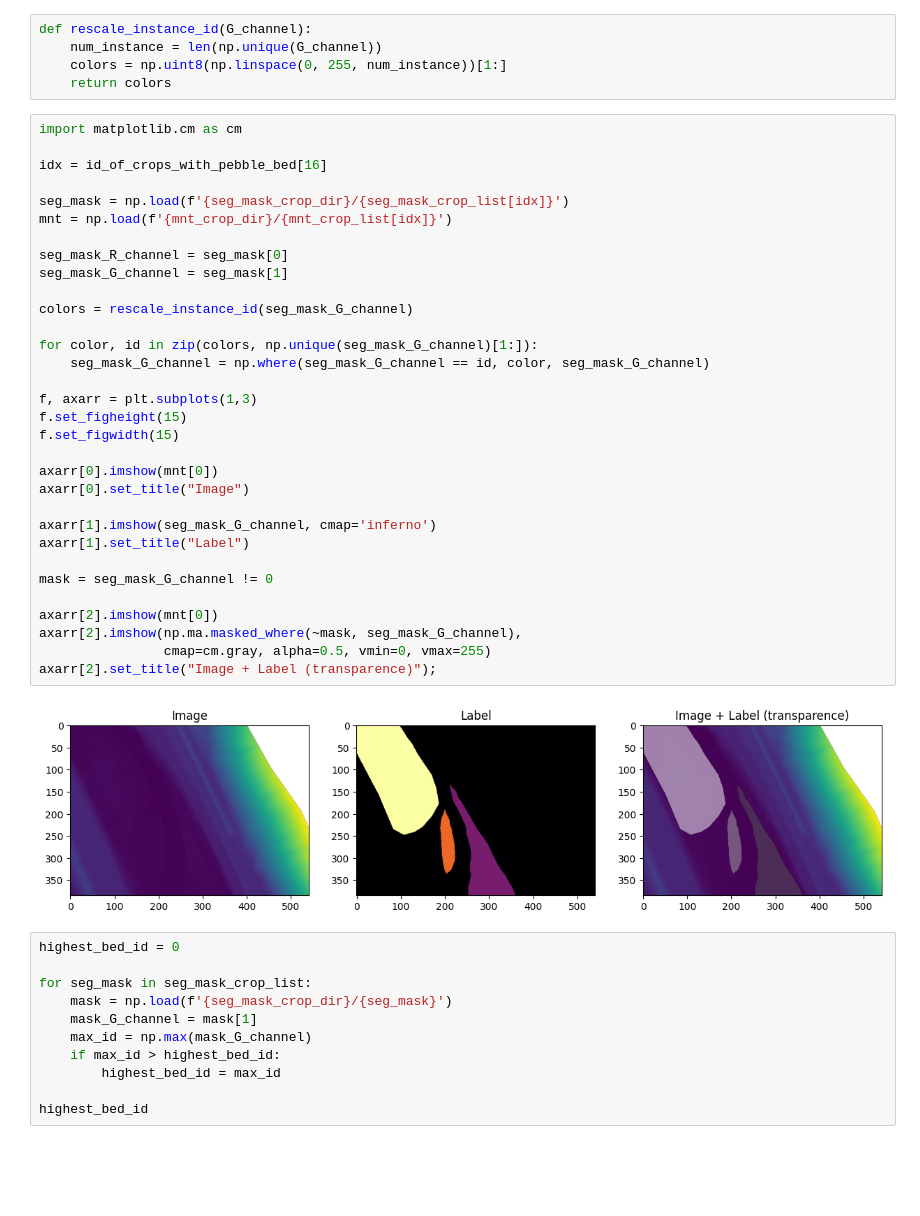
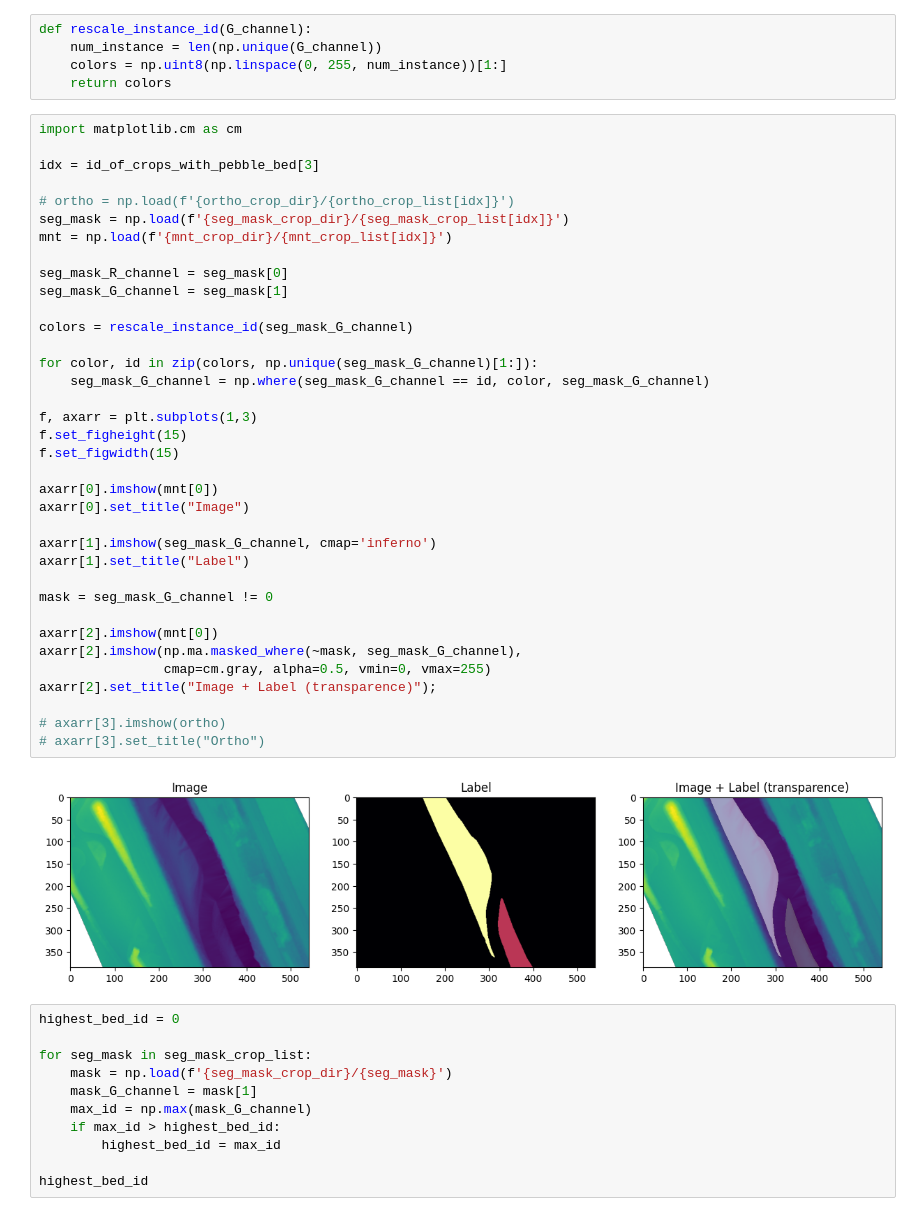
Before and after one commit to ThomasDenoirjean/pebble_beds_instance_segmentation, a Jupyter notebook: pebble_bed_instance_segmentation_data_processing.ipynb, the cells around one changed output. Saved outputs shown, nothing was run; the diff lists cells and outputs as text; blank space fills up the shorter version.

```diff
--- a/pebble_bed_instance_segmentation_data_processing.ipynb
+++ b/pebble_bed_instance_segmentation_data_processing.ipynb
@@ -323,37 +458,41 @@ def rescale_instance_id(G_channel):
 # %%
 import matplotlib.cm as cm
 
-idx = id_of_crops_with_pebble_bed[16]
+idx = id_of_crops_with_pebble_bed[3]
 
+# ortho = np.load(f'{ortho_crop_dir}/{ortho_crop_list[idx]}')
 seg_mask = np.load(f'{seg_mask_crop_dir}/{seg_mask_crop_list[idx]}')
 mnt = np.load(f'{mnt_crop_dir}/{mnt_crop_list[idx]}')
 
 seg_mask_R_channel = seg_mask[0]
 seg_mask_G_channel = seg_mask[1]
 
 colors = rescale_instance_id(seg_mask_G_channel)
 
 for color, id in zip(colors, np.unique(seg_mask_G_channel)[1:]):
     seg_mask_G_channel = np.where(seg_mask_G_channel == id, color, seg_mask_G_channel)
 
 f, axarr = plt.subplots(1,3)
 f.set_figheight(15)
 f.set_figwidth(15)
 
 axarr[0].imshow(mnt[0])
 axarr[0].set_title("Image")
 
 axarr[1].imshow(seg_mask_G_channel, cmap='inferno')
 axarr[1].set_title("Label")
 
 mask = seg_mask_G_channel != 0
 
 axarr[2].imshow(mnt[0])
 axarr[2].imshow(np.ma.masked_where(~mask, seg_mask_G_channel),
                 cmap=cm.gray, alpha=0.5, vmin=0, vmax=255)
 axarr[2].set_title("Image + Label (transparence)");
+
+# axarr[3].imshow(ortho)
+# axarr[3].set_title("Ortho")
 # %% [output]
-[figure, old version]
+[figure, new version]
 # %%
 highest_bed_id = 0
 
```
Also changed, not shown: parts of 29 cells of this notebook.
